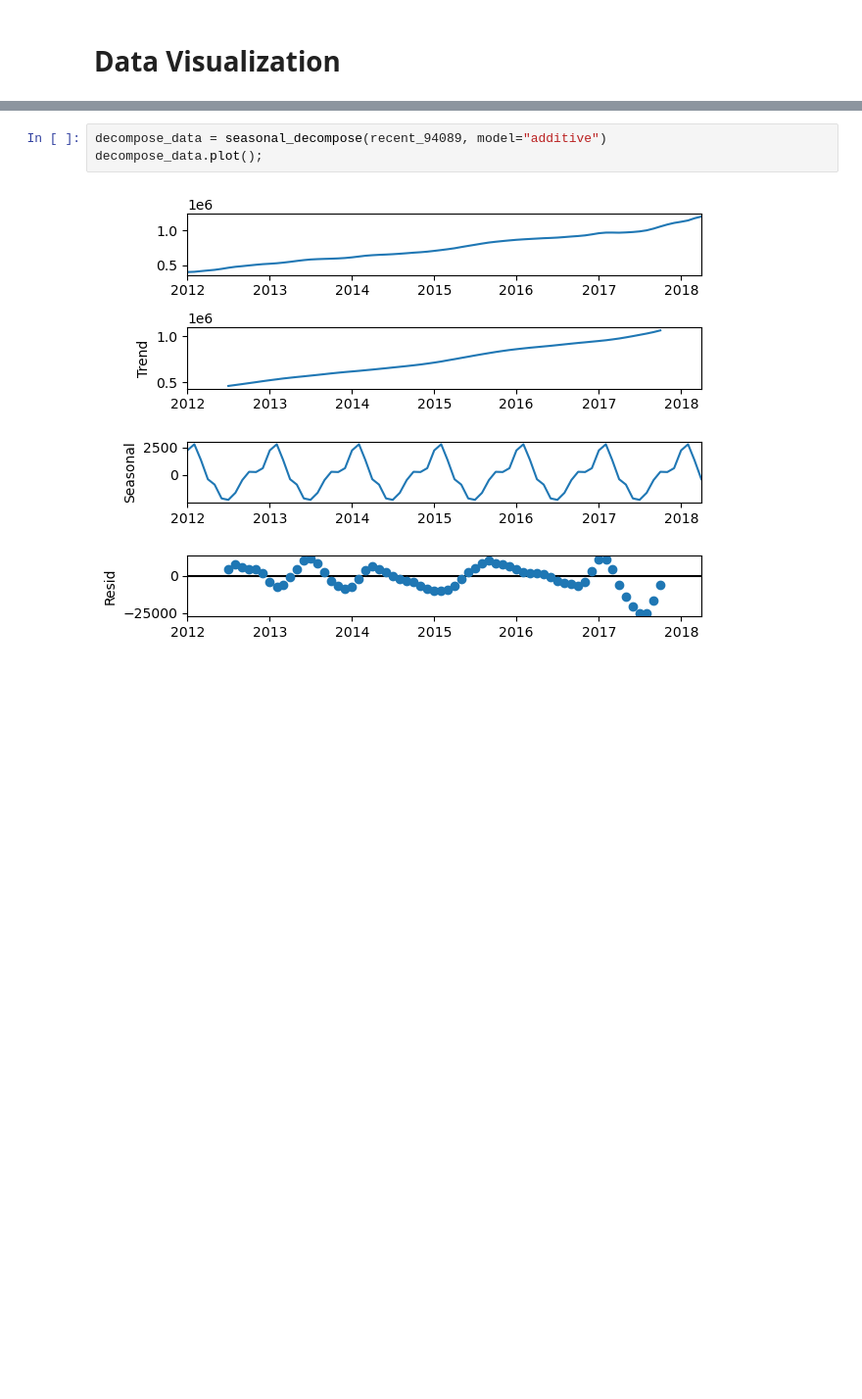
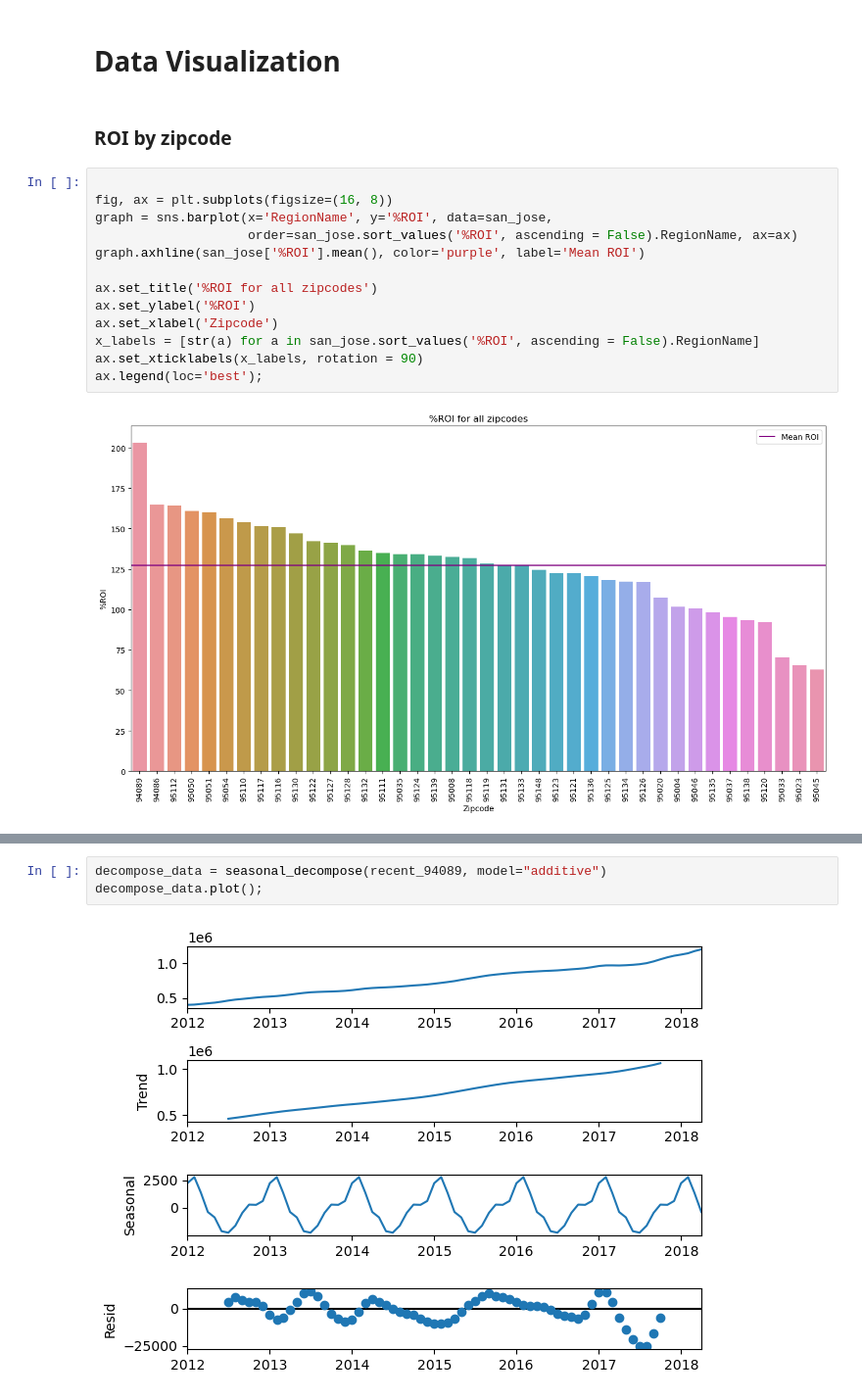
Before and after one commit to lalynjay/Time_series_analysis, a Jupyter notebook: Time_series_analysis.ipynb, the cells around one changed output, grey strips where cells are left out. Shown at 98% size. Drawn from its saved outputs; the diff is of its cells as text; blank space fills up the shorter version.

```diff
--- a/Time_series_analysis.ipynb
+++ b/Time_series_analysis.ipynb
@@ -329,3 +233,20 @@ def get_datetimes(df):
 # %% [markdown]
 # Data Visualization
+# %% [markdown]
+### ROI by zipcode
+# %%
+
+fig, ax = plt.subplots(figsize=(16, 8))
+graph = sns.barplot(x='RegionName', y='%ROI', data=san_jose,
+                    order=san_jose.sort_values('%ROI', ascending = False).RegionName, ax=ax)
+graph.axhline(san_jose['%ROI'].mean(), color='purple', label='Mean ROI')
+
+ax.set_title('%ROI for all zipcodes')
+ax.set_ylabel('%ROI')
+ax.set_xlabel('Zipcode')
+x_labels = [str(a) for a in san_jose.sort_values('%ROI', ascending = False).RegionName]
+ax.set_xticklabels(x_labels, rotation = 90)
+ax.legend(loc='best');
+# %% [output]
+[figure, added]
 # %%
```
Also changed, not shown: parts of 72 cells of this notebook.
